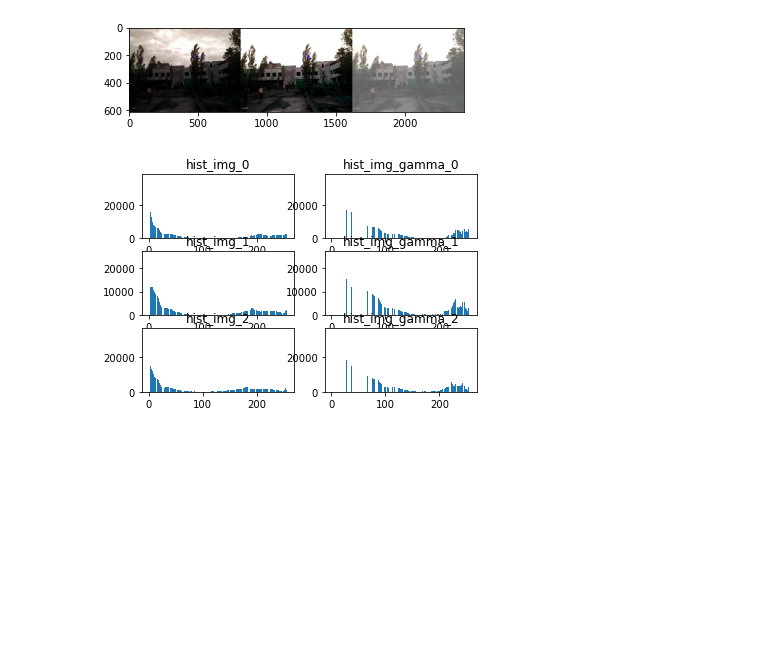
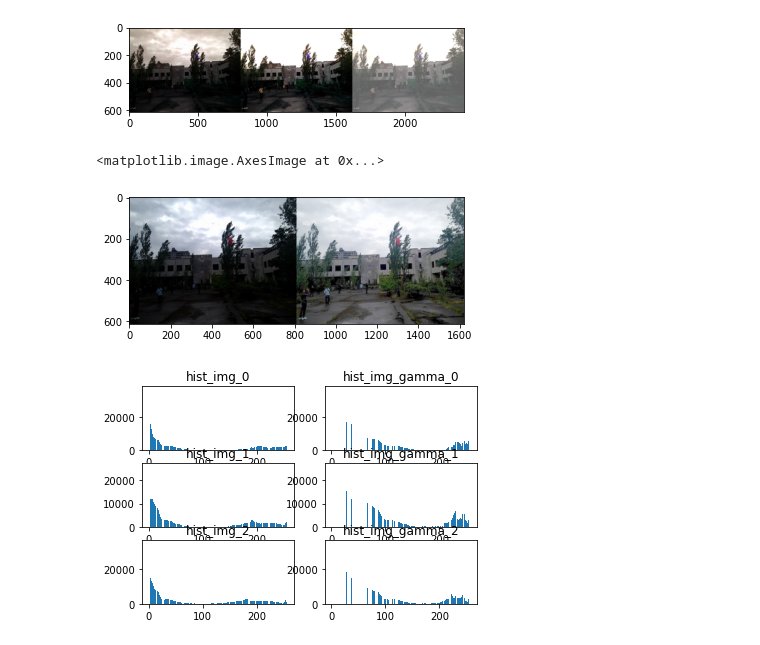
Before and after one commit to RRRChangeche/CV_CVMarathon, a Jupyter notebook: homework/Day003_color_spave_op_HW.ipynb, the cells around one changed output. Drawn from its saved outputs; the diff is of its cells as text; code cells hidden in the pictures; blank space fills up the shorter version.

```diff
--- a/homework/Day003_color_spave_op_HW.ipynb
+++ b/homework/Day003_color_spave_op_HW.ipynb
@@ -180,6 +187,13 @@ while True:
     if k == 27:
         cv2.destroyAllWindows()
         break
+# %%
+# 顯示結果圖
+img_contrast_gamma_tmp = cv2.cvtColor(img_contrast_gamma, cv2.COLOR_BGR2RGB)
+plt.imshow(img_contrast_gamma_tmp)
+# %% [output]
+<matplotlib.image.AxesImage at 0x...>
+[figure, added]
 # %%
 # 顯示histogram直方圖
 hist_img_0 = cv2.calcHist([img], [0], None, [256], [0, 256]) # return like [[...], [...], [...], ...]
```
Also changed, not shown: parts of 2 cells of this notebook, 1 other file.
